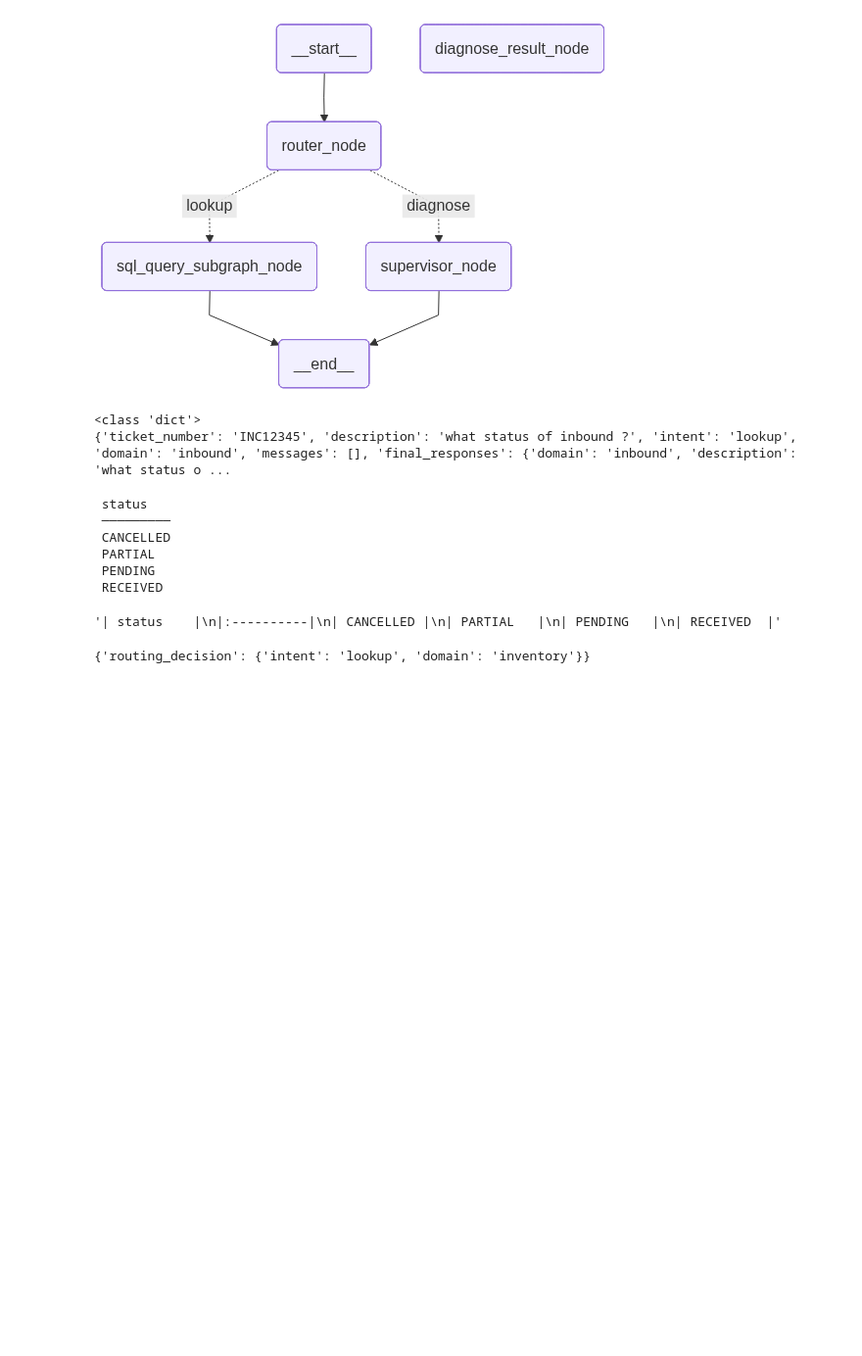
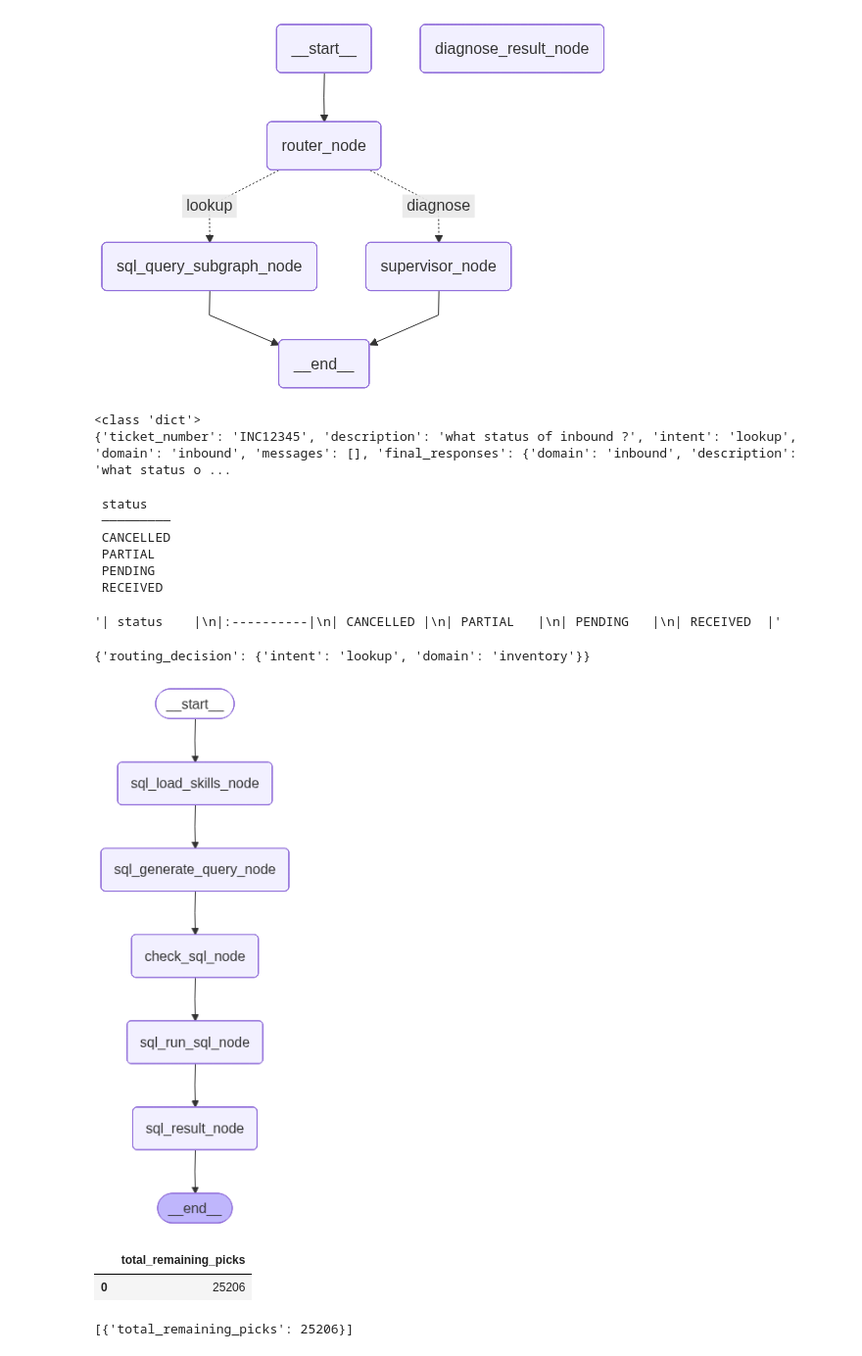
Before and after one commit to rahul22061999/wms_incident_copilot, a Jupyter notebook: src/test.ipynb, the cells around one changed output. Shown at 98% size. Saved outputs shown, nothing was run; the diff lists cells and outputs as text; code cells hidden in the pictures; blank space fills up the shorter version.

Commit message:
subgraph nodes modified

```diff
--- a/src/test.ipynb
+++ b/src/test.ipynb
@@ -400,3 +400,49 @@ res = router_node(state)
 print(res)
 # %% [output]
 {'routing_decision': {'intent': 'lookup', 'domain': 'inventory'}}
+# %%
+from langgraph.graph import StateGraph
+from domain.states.sql_subgraph_state.sql_graph_state import SQLGraphState
+from IPython.display import display, Image
+from domain.states.sql_subgraph_state.sql_graph_state import SQLGraphState
+from src.agents.nodes.sql_load_skills_node import sql_load_skills_node
+from src.agents.nodes.sql_generate_query_node import sql_generate_query_node
+from src.agents.nodes.check_sql_node import check_sql_node
+from src.agents.nodes.sql_run_sql_node import sql_run_sql_node
+from src.agents.nodes.sql_result_node import sql_result_node
+from langgraph.graph import StateGraph, START, END
+
+sql_graph_state = StateGraph(SQLGraphState)
+builder = sql_graph_state.add_sequence([
+        sql_load_skills_node,
+        sql_generate_query_node,
+        check_sql_node,
+        sql_run_sql_node,
+        sql_result_node,
+    ])
+
+sql_graph_state.add_edge(START, "sql_load_skills_node")
+graph = builder.compile()
+
+display(Image(graph.get_graph().draw_mermaid_png()))
+# %% [output]
+[figure, added]
+# %%
+example = SQLGraphState(
+    domain="outbound",
+    user_question="whats the total picks left?",
+)
+
+result = graph.invoke(example)
+
+import pandas as pd
+
+df = pd.DataFrame(result.get('result').rows)
+df
+# %% [output]
+|  | total_remaining_picks |
+| 0 | 25206 |
+# %%
+result.get('result').rows
+# %% [output]
+[{'total_remaining_picks': 25206}]
```
Also changed, not shown: parts of 5 cells of this notebook, 27 other files.
